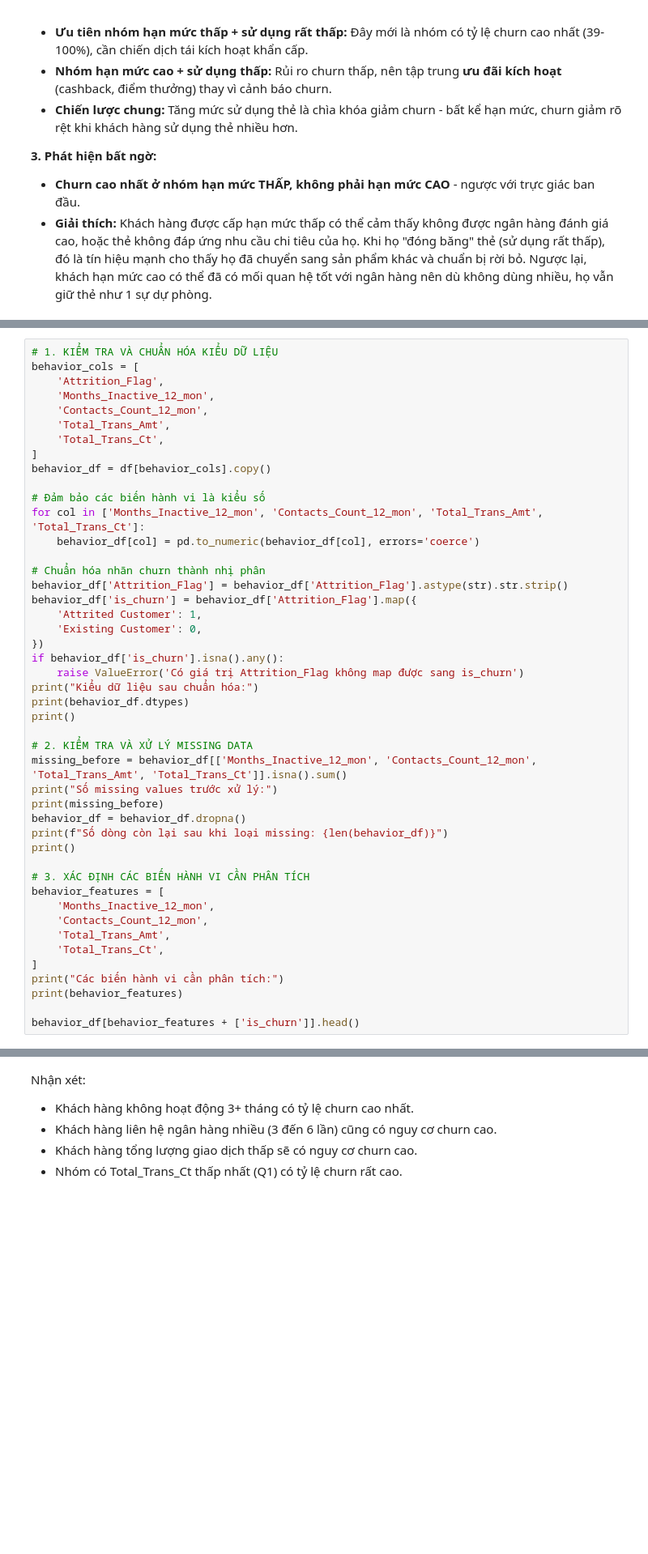
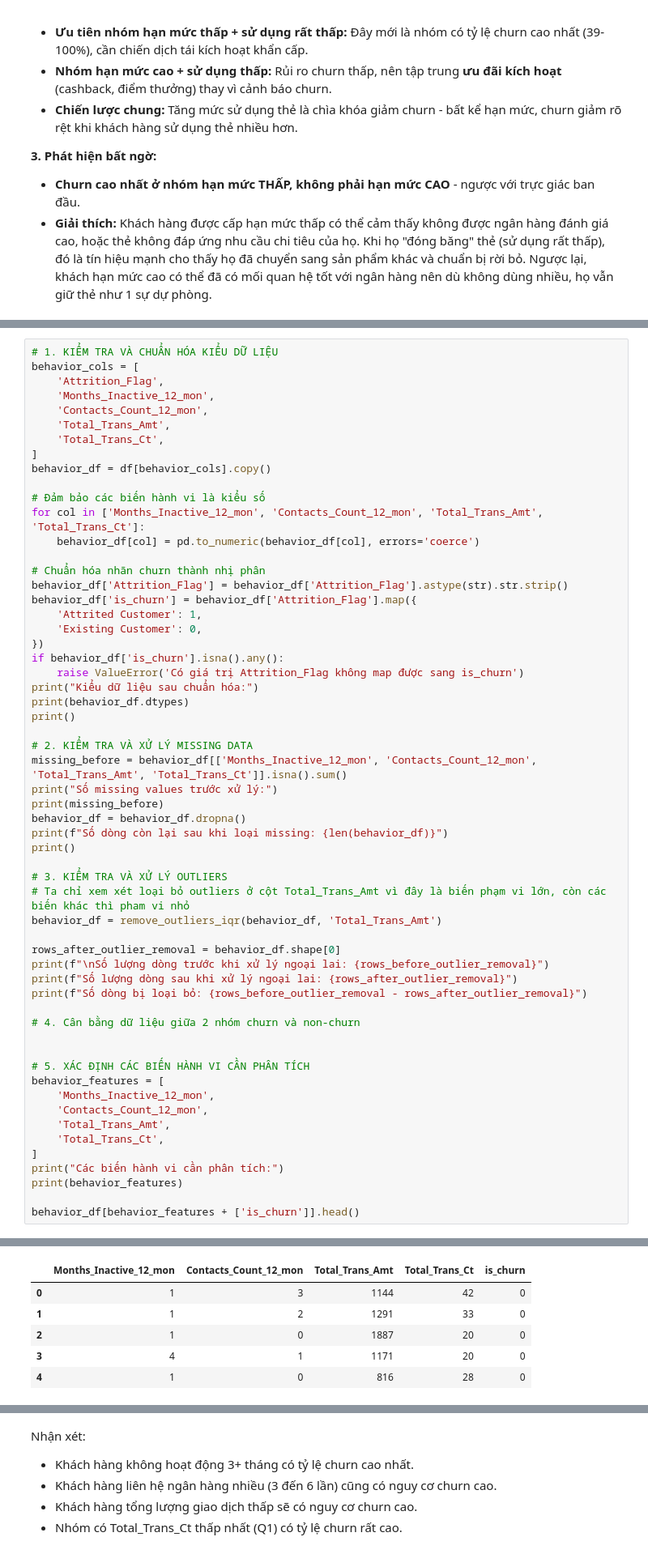
Before and after one commit to Khoa-Neee/P4DS_Final-Project, a Jupyter notebook: Questions.ipynb, the cells around one changed output, grey strips where cells are left out. Shown at 81% size. Cells and saved outputs as stored; diff of their text form; blank space fills up the shorter version.

```diff
--- a/Questions.ipynb
+++ b/Questions.ipynb
@@ -1011,7 +1262,19 @@ behavior_df = behavior_df.dropna()
 print(f"Số dòng còn lại sau khi loại missing: {len(behavior_df)}")
 print()
 
-# 3. XÁC ĐỊNH CÁC BIẾN HÀNH VI CẦN PHÂN TÍCH
+# 3. KIỂM TRA VÀ XỬ LÝ OUTLIERS
+# Ta chỉ xem xét loại bỏ outliers ở cột Total_Trans_Amt vì đây là biến phạm vi lớn, còn các biến khác thì pham vi nhỏ
+behavior_df = remove_outliers_iqr(behavior_df, 'Total_Trans_Amt')
+
+rows_after_outlier_removal = behavior_df.shape[0]
+print(f"\nSố lượng dòng trước khi xử lý ngoại lai: {rows_before_outlier_removal}")
+print(f"Số lượng dòng sau khi xử lý ngoại lai: {rows_after_outlier_removal}")
+print(f"Số dòng bị loại bỏ: {rows_before_outlier_removal - rows_after_outlier_removal}")
+
+# 4. Cân bằng dữ liệu giữa 2 nhóm churn và non-churn
+
+
+# 5. XÁC ĐỊNH CÁC BIẾN HÀNH VI CẦN PHÂN TÍCH
 behavior_features = [
     'Months_Inactive_12_mon',
     'Contacts_Count_12_mon',
@@ -1022,3 +1285,4 @@ print("Các biến hành vi cần phân tích:")
 print(behavior_features)
 
 behavior_df[behavior_features + ['is_churn']].head()
+# %% [output]
@@ -1025,3 +1306,9 @@ behavior_df[behavior_features + ['is_churn']].head()
+|  | Months_Inactive_12_mon | Contacts_Count_12_mon | Total_Trans_Amt | Total_Trans_Ct | is_churn |
+| 0 | 1 | 3 | 1144 | 42 | 0 |
+| 1 | 1 | 2 | 1291 | 33 | 0 |
+| 2 | 1 | 0 | 1887 | 20 | 0 |
+| 3 | 4 | 1 | 1171 | 20 | 0 |
+| 4 | 1 | 0 | 816 | 28 | 0 |
 # %% [markdown]
 ### B. Phân tích
 
```
Also changed, not shown: parts of 40 cells of this notebook, 3 other files.
